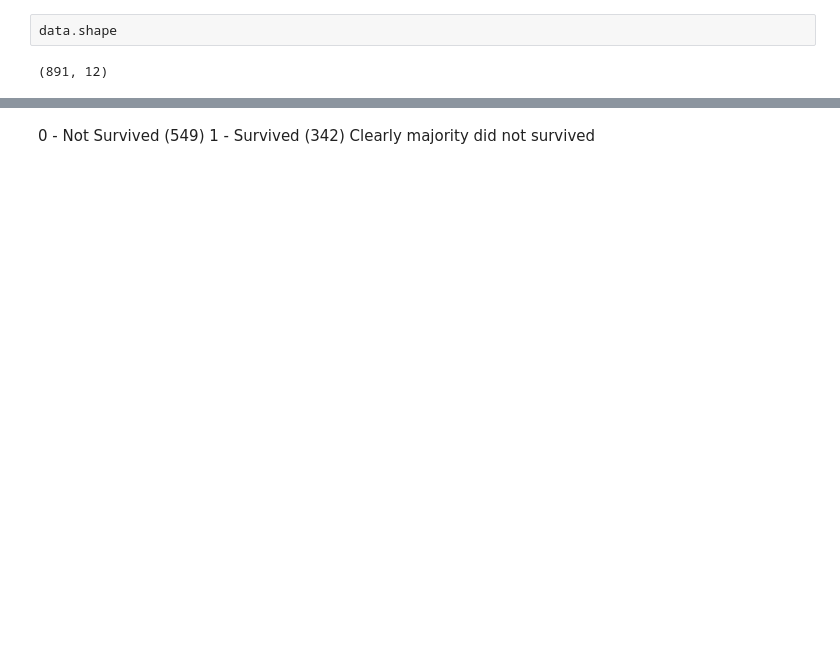
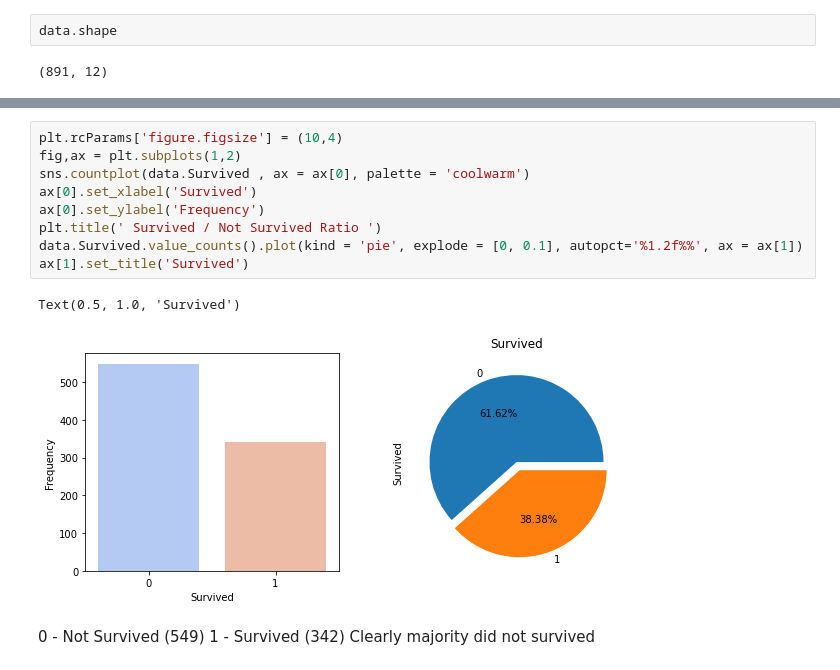
Before and after one commit to sumamk08/Titanic-EDA, a Jupyter notebook: Titanic - Handling Missing values-NB-1.ipynb, the cells around one changed output, grey strips where cells are left out. Cells and saved outputs as stored; diff of their text form; blank space fills up the shorter version.

```diff
--- a/Titanic - Handling Missing values-NB-1.ipynb
+++ b/Titanic - Handling Missing values-NB-1.ipynb
@@ -35,3 +56,15 @@ Text(0.5, 1.0, ' Survived / Not Survived Ratio ')
+# %%
+plt.rcParams['figure.figsize'] = (10,4)
+fig,ax = plt.subplots(1,2)
+sns.countplot(data.Survived , ax = ax[0], palette = 'coolwarm')
+ax[0].set_xlabel('Survived')
+ax[0].set_ylabel('Frequency')
+plt.title(' Survived / Not Survived Ratio ')
+data.Survived.value_counts().plot(kind = 'pie', explode = [0, 0.1], autopct='%1.2f%%', ax = ax[1])
+ax[1].set_title('Survived')
+# %% [output]
+Text(0.5, 1.0, 'Survived')
+[figure, added]
 # %% [markdown]
 0 - Not Survived (549)
 1 - Survived (342)
```
Also changed, not shown: parts of 102 cells of this notebook.
